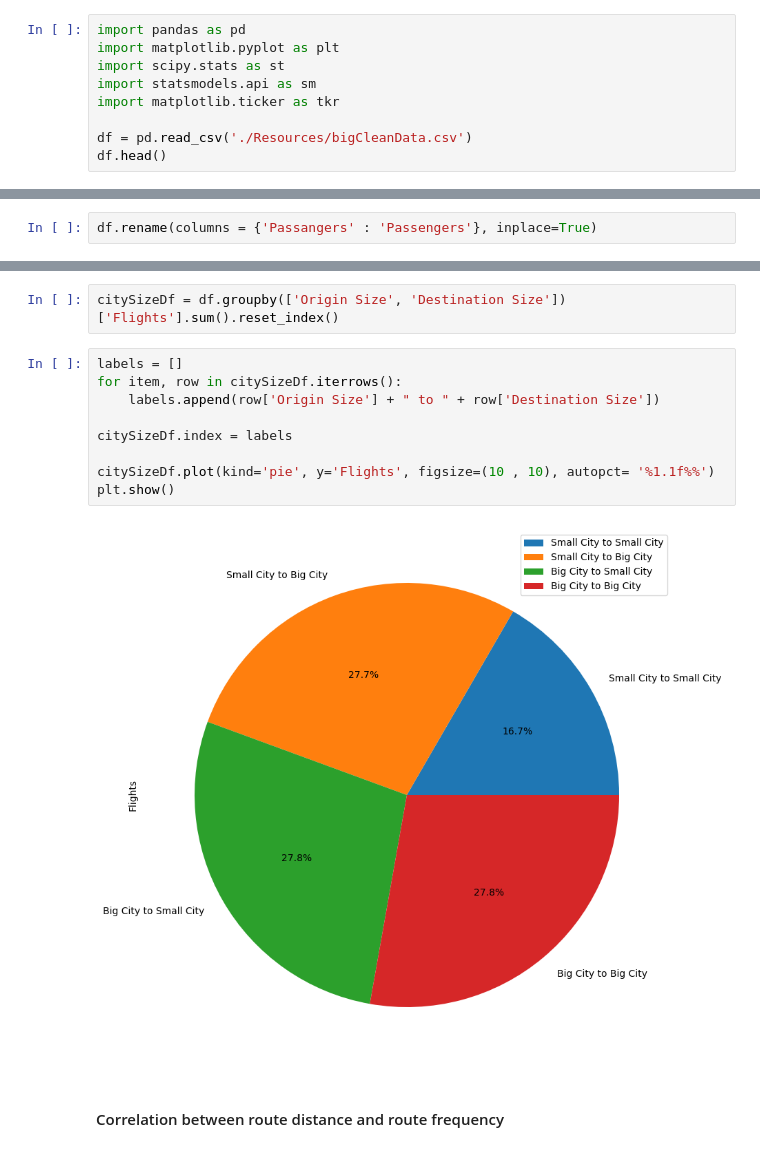
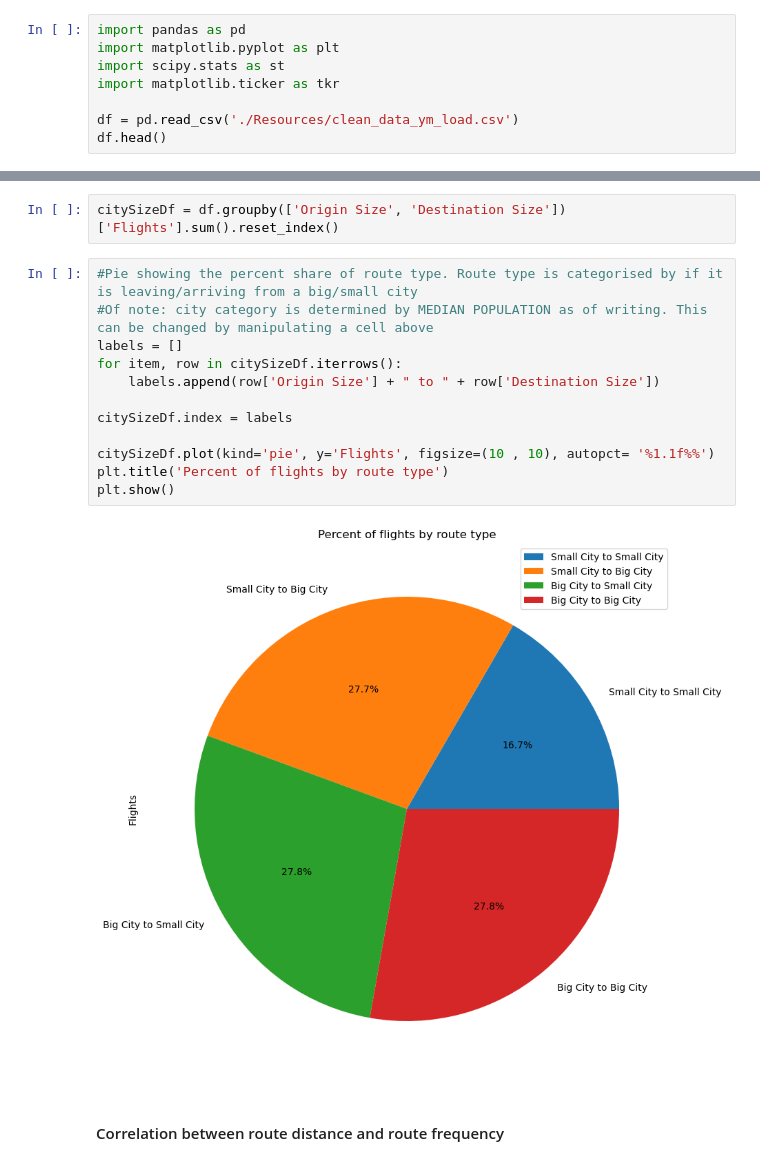
Before and after one commit to gigodata/08-EV-charging, a Jupyter notebook: Chart Generation.ipynb, the cells around one changed output, grey strips where cells are left out. Drawn from its saved outputs; the diff is of its cells as text.

```diff
--- a/Chart Generation.ipynb
+++ b/Chart Generation.ipynb
@@ -2,10 +2,9 @@
 import pandas as pd
 import matplotlib.pyplot as plt
 import scipy.stats as st
-import statsmodels.api as sm
 import matplotlib.ticker as tkr
 
-df = pd.read_csv('./Resources/bigCleanData.csv')
+df = pd.read_csv('./Resources/clean_data_ym_load.csv')
 df.head()
 # %% [output]
 |  | Origin Airport | Origin City | Origin Population | Destination Airport | Destination City | ... |
@@ -21,2 +15,0 @@ def numfmt(x, pos):
-# %%
-df.rename(columns = {'Passangers' : 'Passengers'}, inplace=True)
@@ -336,15 +450,18 @@ df['Destination Size'] = pd.cut(df['Destination Population'], destBins, labels=g
 # %%
 citySizeDf = df.groupby(['Origin Size', 'Destination Size'])['Flights'].sum().reset_index()
 # %%
+#Pie showing the percent share of route type. Route type is categorised by if it is leaving/arriving from a big/small city
+#Of note: city category is determined by MEDIAN POPULATION as of writing. This can be changed by manipulating a cell above
 labels = []
 for item, row in citySizeDf.iterrows():
     labels.append(row['Origin Size'] + " to " + row['Destination Size'])
 
 citySizeDf.index = labels
 
 citySizeDf.plot(kind='pie', y='Flights', figsize=(10 , 10), autopct= '%1.1f%%')
+plt.title('Percent of flights by route type')
 plt.show()
 # %% [output]
-[figure, old version]
+[figure, new version]
 # %% [markdown]
 #### Correlation between route distance and route frequency
```
Also changed, not shown: parts of 26 cells of this notebook, 2 other files.
